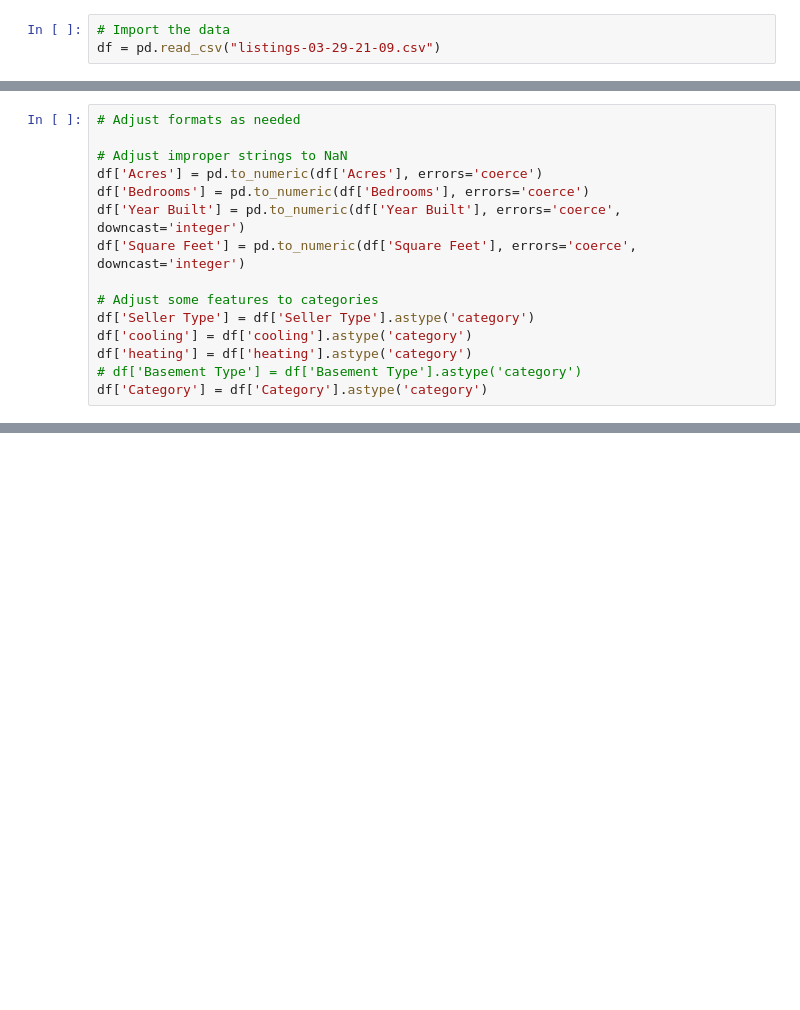
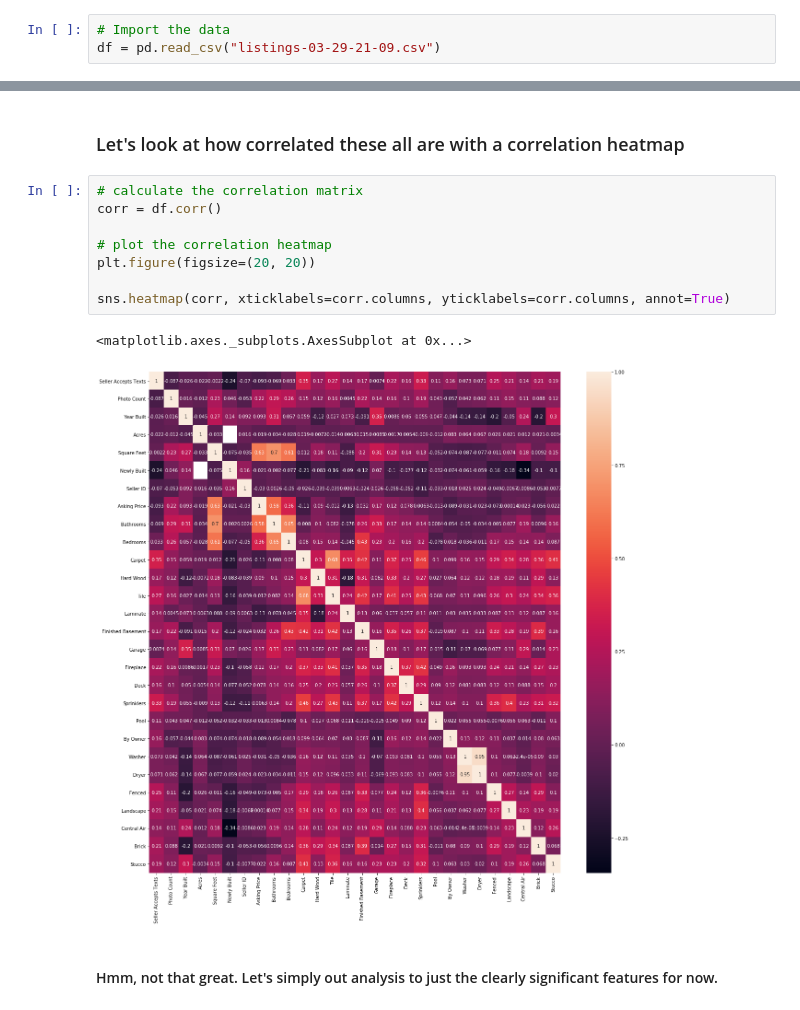
Before and after one commit to Blunderproof/Utah-Housing-Listings-Predictor, a Jupyter notebook: EDA Utah Housing Prices.ipynb, the cells around one changed output, grey strips where cells are left out. Drawn from its saved outputs; the diff is of its cells as text; blank space fills up the shorter version.

```diff
--- a/EDA Utah Housing Prices.ipynb
+++ b/EDA Utah Housing Prices.ipynb
@@ -31,16 +115 @@ mls number               object
 dtype: object
-# %%
-# Adjust formats as needed
-
-# Adjust improper strings to NaN
-df['Acres'] = pd.to_numeric(df['Acres'], errors='coerce')
-df['Bedrooms'] = pd.to_numeric(df['Bedrooms'], errors='coerce')
-df['Year Built'] = pd.to_numeric(df['Year Built'], errors='coerce', downcast='integer')
-df['Square Feet'] = pd.to_numeric(df['Square Feet'], errors='coerce', downcast='integer')
-
-# Adjust some features to categories
-df['Seller Type'] = df['Seller Type'].astype('category')
-df['cooling'] = df['cooling'].astype('category')
-df['heating'] = df['heating'].astype('category')
-# df['Basement Type'] = df['Basement Type'].astype('category')
-df['Category'] = df['Category'].astype('category')
@@ -115,0 +116,15 @@ sns.jointplot(x="Square Feet", y="Asking Price", data=df)
+# %% [markdown]
+### Let's look at how correlated these all are with a correlation heatmap
+# %%
+# calculate the correlation matrix
+corr = df.corr()
+
+# plot the correlation heatmap
+plt.figure(figsize=(20, 20))
+
+sns.heatmap(corr, xticklabels=corr.columns, yticklabels=corr.columns, annot=True)
+# %% [output]
+<matplotlib.axes._subplots.AxesSubplot at 0x...>
+[figure, added]
+# %% [markdown]
+#### Hmm, not that great. Let's simply out analysis to just the clearly significant features for now.
```
Also changed, not shown: parts of 32 cells of this notebook.
